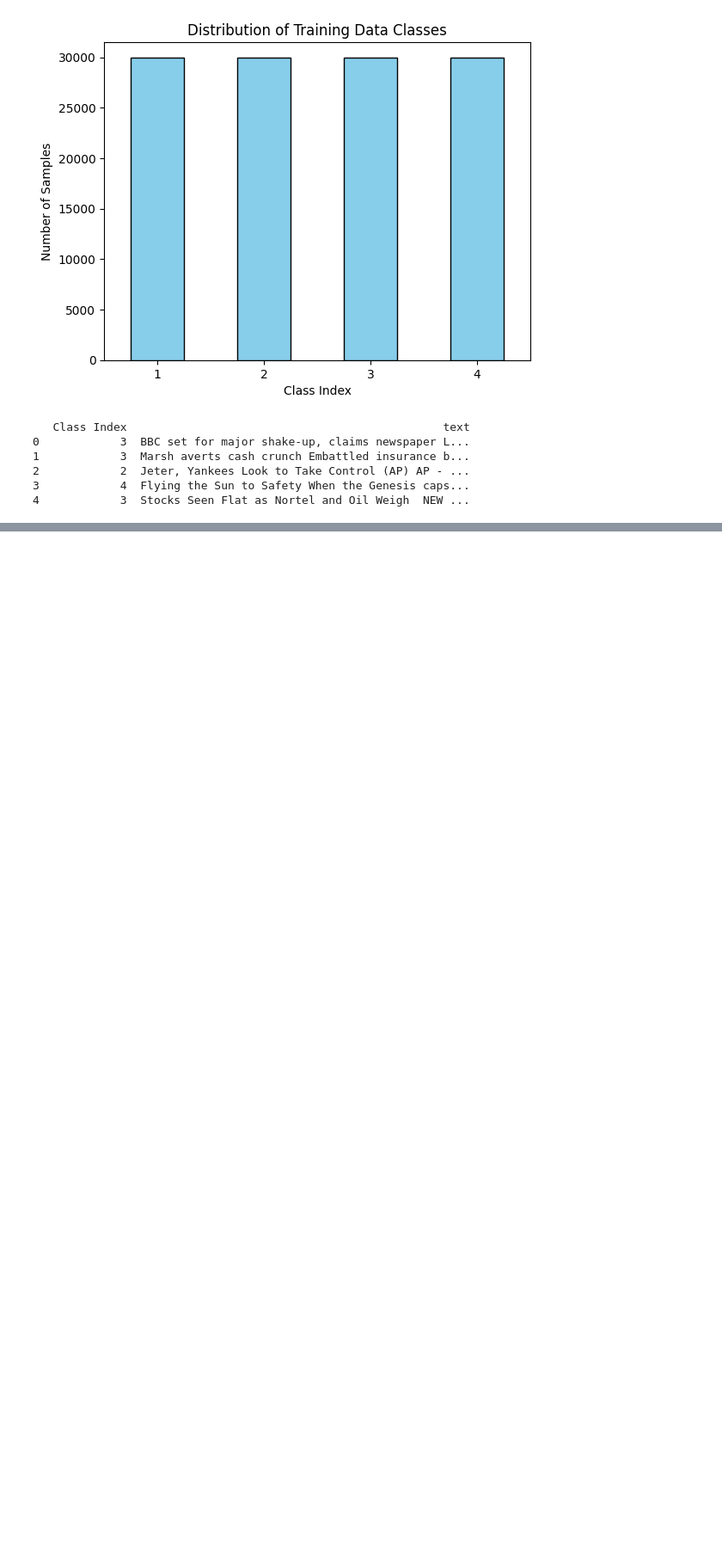
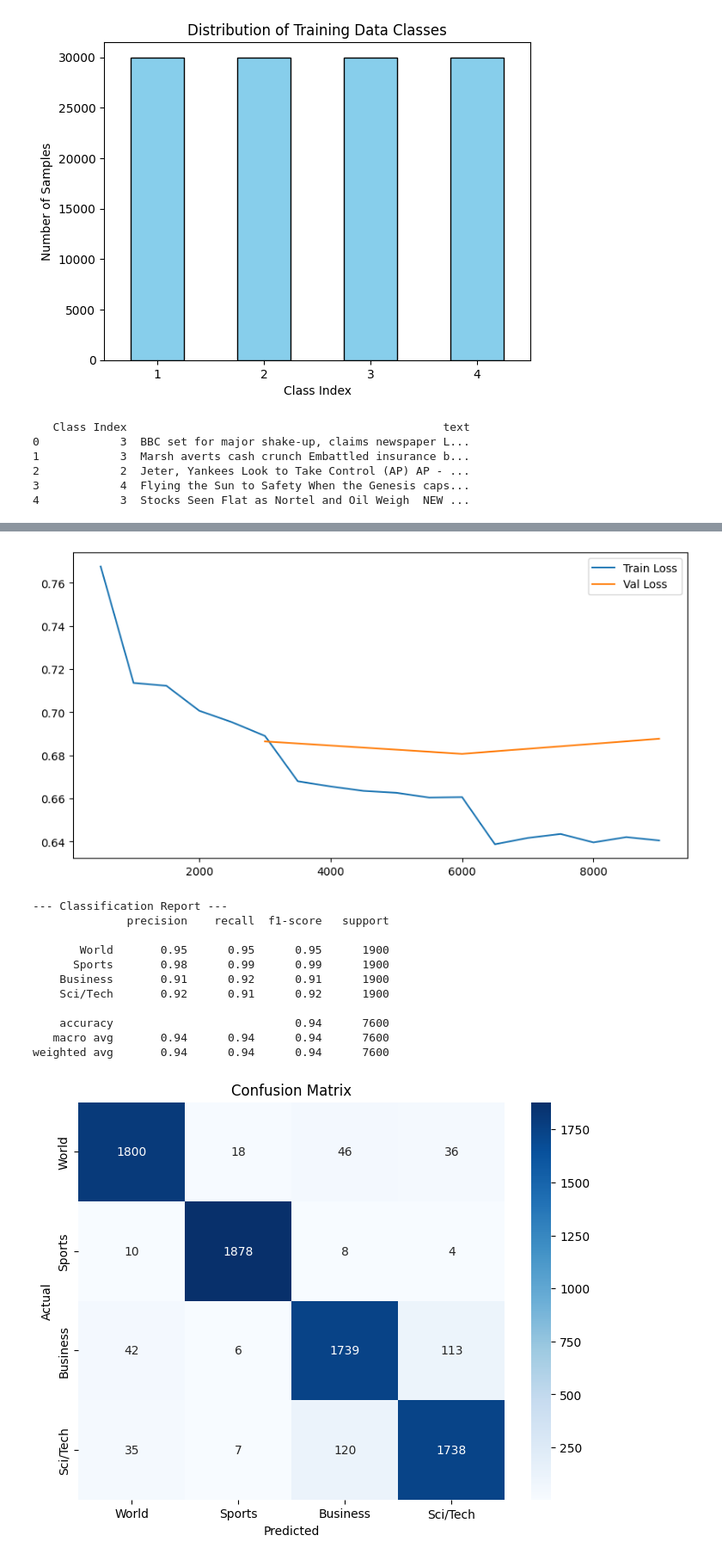
Before and after one commit to Tifa004/ML_Project, a Jupyter notebook: project.ipynb, the cells around one changed output, grey strips where cells are left out. Shown at 86% size. Drawn from its saved outputs; the diff is of its cells as text; code cells hidden in the pictures; blank space fills up the shorter version.

```diff
--- a/project.ipynb
+++ b/project.ipynb
@@ -152,7 +214,22 @@ class ModelEvaluator:
 # %%
+
+def clean_text(text):
+    # 1. Unescape HTML entities (e.g., "&#39;" -> "'", "&lt;" -> "<")
+    text = html.unescape(text)
+    # 2. Remove actual HTML tags (e.g., "<b>...</b>")
+    text = re.sub(r"<[^>]+>", "", text)
+    # 3. Clean up excessive whitespace
+    text = " ".join(text.split())
+    return text
+
+train["Class Index"]= train["Class index"]-1
+test["Class Index"] = test["Class index"] - 1
 # Combine Title and Description into a single 'text' column
 train["text"] = train["Title"] + " " + train["Description"]
 test["text"] = test["Title"] + " " + test["Description"]
+
+train["text"] = train["text"].apply(clean_text)
+test["text"] = test["text"].apply(clean_text)
 
 # Keep only the columns we need (the Class index and the combined text)
 train = train[["Class Index", "text"]]
@@ -271,0 +622,54 @@ Success: 704 errors saved to 'TF-IDF_errors.csv'
+# %%
+
+# 1. Convert logs to DataFrame
+df = pd.DataFrame(trainer.state.log_history)
+
+# 2. Extract specific columns
+# We use .dropna() to remove rows that don't have the specific metric we want
+train_df = df.dropna(subset=["loss"])
+eval_df = df.dropna(subset=["eval_loss"])
+
+# 3. Plotting
+plt.figure(figsize=(10, 5))
+
+# Plot Training Loss
+plt.plot(train_df["step"], train_df["loss"], label="Train Loss")
+
+# Plot Validation Loss (using 'epoch' as x-axis for eval)
+plt.plot(eval_df["step"], eval_df["eval_loss"], label="Val Loss")
+
+
+
+plt.legend()
+plt.show()
+# 1. Get predictions
+y_pred = np.argmax(test_results.predictions, axis=1)
+
+# 2. Get true labels
+y_true = test_results.label_ids
+
+# 3. Define class names
+class_names = ["World", "Sports", "Business", "Sci/Tech"]
+
+# 4. Instantiate and run evaluator
+evaluator = ModelEvaluator(y_true, y_pred, class_names=class_names)
+
+# 5. Execute all analysis
+evaluator.show_report()
+evaluator.plot_confusion_matrix()
+evaluator.plot_f1_scores()
+evaluator.save_errors(test['text'], filename="DistilBERT_errors.csv")
+# %% [output]
+[figure, added]
+--- Classification Report ---
+              precision    recall  f1-score   support
+
+       World       0.95      0.95      0.95      1900
+      Sports       0.98      0.99      0.99      1900
+    Business       0.91      0.92      0.91      1900
+    Sci/Tech       0.92      0.91      0.92      1900
+
+    accuracy                           0.94      7600
+   macro avg       0.94      0.94      0.94      7600
+weighted avg       0.94      0.94      0.94      7600
+[figure, added]
```
Also changed, not shown: parts of 25 cells of this notebook.
